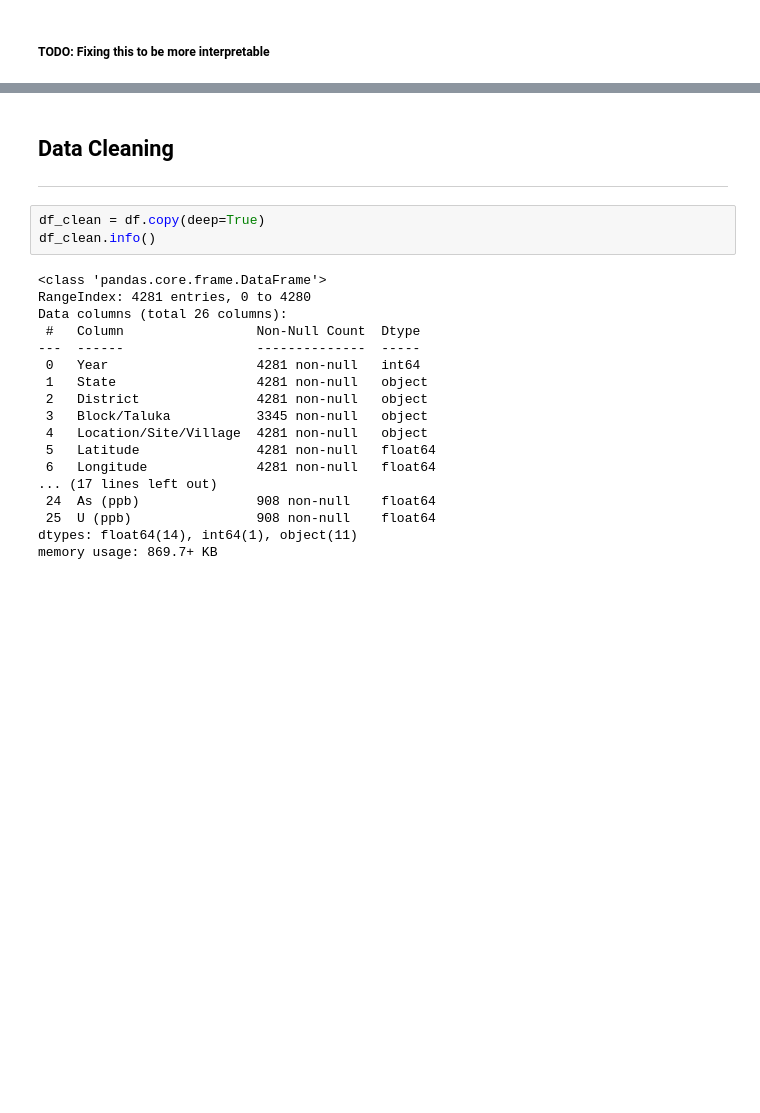
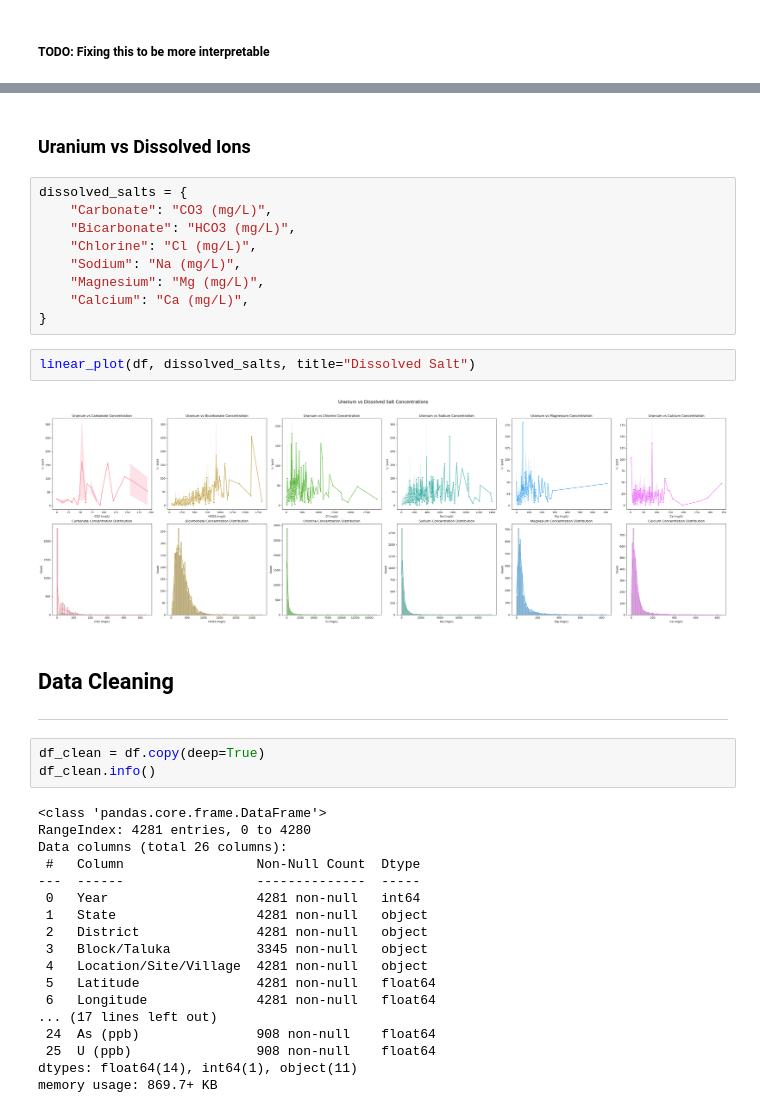
Before and after one commit to ikabrain/uranium-punjab-analysis, a Jupyter notebook: micro-study-2/relation.ipynb, the cells around one changed output, grey strips where cells are left out. Cells and saved outputs as stored; diff of their text form; blank space fills up the shorter version.

```diff
--- a/micro-study-2/relation.ipynb
+++ b/micro-study-2/relation.ipynb
@@ -329,3 +334,18 @@ quantile_plot(df, heavy_metals)
+# %% [markdown]
+### Uranium vs Dissolved Ions
+# %%
+dissolved_salts = {
+    "Carbonate": "CO3 (mg/L)",
+    "Bicarbonate": "HCO3 (mg/L)",
+    "Chlorine": "Cl (mg/L)",
+    "Sodium": "Na (mg/L)",
+    "Magnesium": "Mg (mg/L)",
+	"Calcium": "Ca (mg/L)",
+}
+# %%
+linear_plot(df, dissolved_salts, title="Dissolved Salt")
+# %% [output]
+[figure, added]
 # %% [markdown]
 ## Data Cleaning
 ---
```
Also changed, not shown: parts of 6 cells of this notebook.
